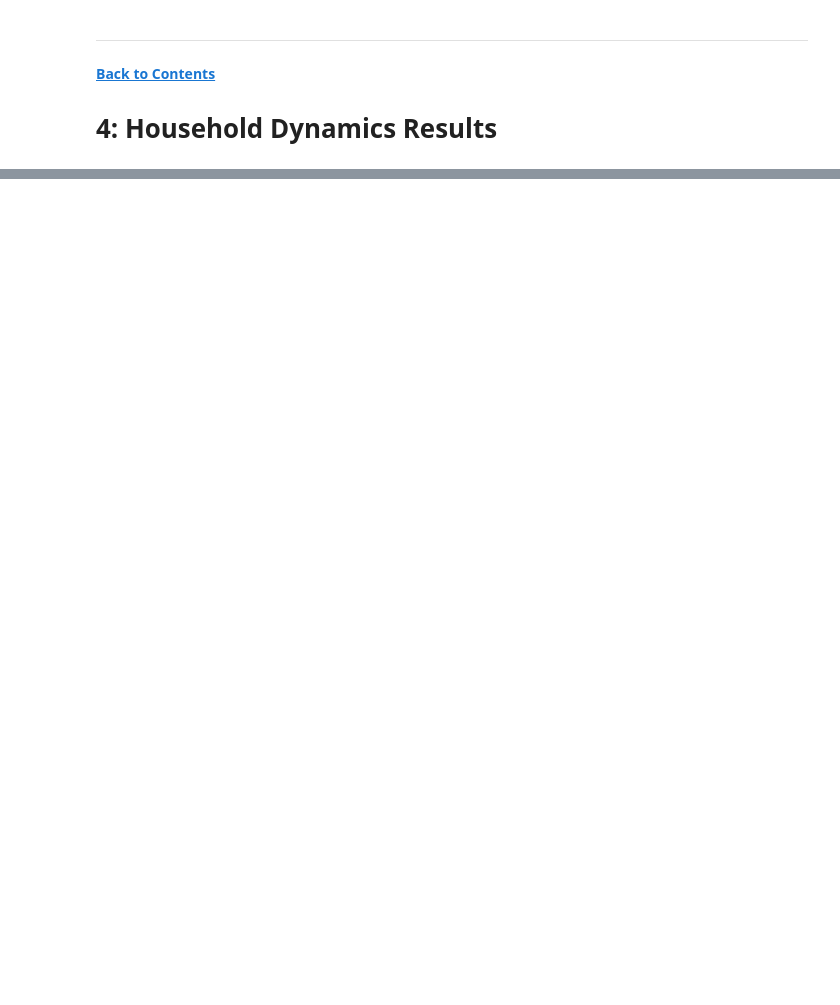
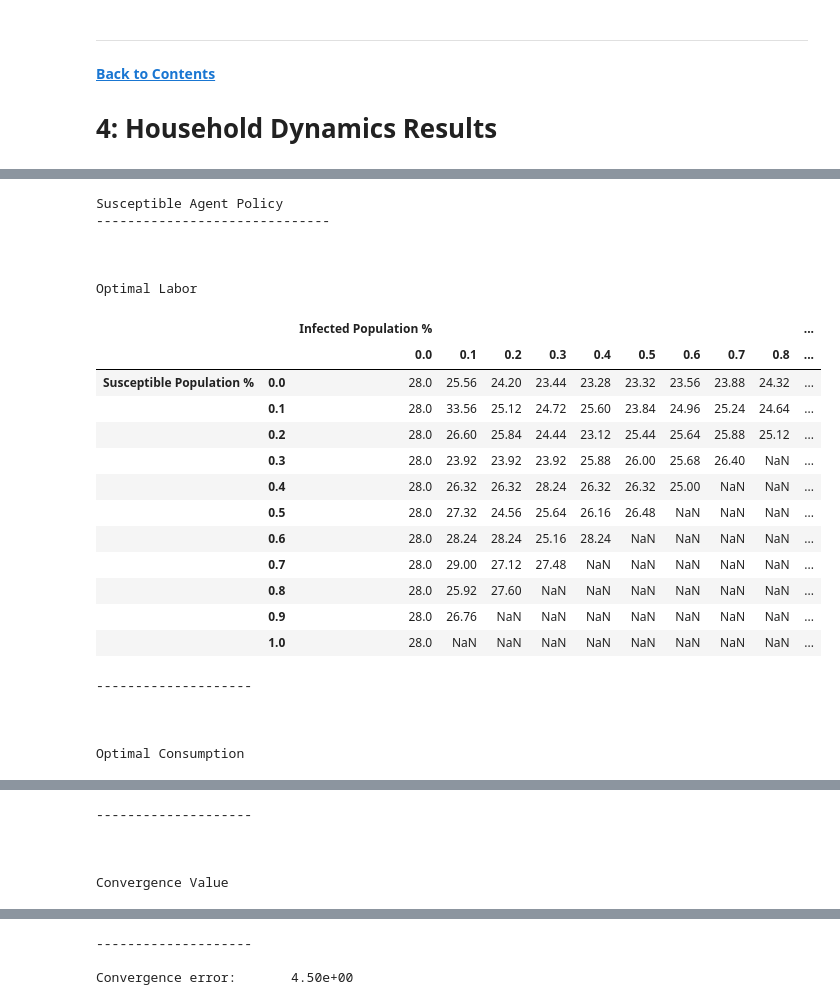
Before and after one commit to qcx201/UBC-ECON-407, a Jupyter notebook: Project_ECON-407_Xie, Jack.ipynb, the cells around one changed output, grey strips where cells are left out. Saved outputs shown, nothing was run; the diff lists cells and outputs as text; code cells hidden in the pictures; blank space fills up the shorter version.

```diff
--- a/Project_ECON-407_Xie, Jack.ipynb
+++ b/Project_ECON-407_Xie, Jack.ipynb
@@ -1348,0 +1187,55 @@ $$
+# %%
+# show results of susceptible agent policy
+
+print(textbf('\nSusceptible Agent Policy'))
+print(textbf('-' * 30))
+
+i_step = int(I_grid.size / 10)
+s_step = int(S_grid.size / 10)
+
+policy_dfs = {}
+
+for label, func in zip(['Optimal Labor, n', 'Optimal Consumption, c', 'Convergence Value, v'],[Ns, Cs, Vs]):
+
+    df = pd.DataFrame(func,
+                        columns=[['Infected Population %']*len(I_grid), I_grid],
+                        index=[['Susceptible Population %']*len(S_grid), S_grid])
+
+    name, abbrev = label.split(', ')
+
+    df = df.replace(-1e10, np.nan)
+
+    policy_dfs[abbrev] = df
+
+    print(textbf(f'\n\n\n{name}'))
+
+    display(df.iloc[::i_step, ::s_step].round(2))
+
+    print('-'*20)
+
+print(textbf(f'\nConvergence error: \t {error_s:.2e}'))
+# %% [output]
+Susceptible Agent Policy
+------------------------------
+
+
+
+Optimal Labor
+|  |  | Infected Population % |  |  |  |  |  |  |  |  | ... |
+|  |  | 0.0 | 0.1 | 0.2 | 0.3 | 0.4 | 0.5 | 0.6 | 0.7 | 0.8 | ... |
+| Susceptible Population % | 0.0 | 28.0 | 25.56 | 24.20 | 23.44 | 23.28 | 23.32 | 23.56 | 23.88 | 24.32 | ... |
+|  | 0.1 | 28.0 | 33.56 | 25.12 | 24.72 | 25.60 | 23.84 | 24.96 | 25.24 | 24.64 | ... |
+|  | 0.2 | 28.0 | 26.60 | 25.84 | 24.44 | 23.12 | 25.44 | 25.64 | 25.88 | 25.12 | ... |
+|  | 0.3 | 28.0 | 23.92 | 23.92 | 23.92 | 25.88 | 26.00 | 25.68 | 26.40 | NaN | ... |
+|  | 0.4 | 28.0 | 26.32 | 26.32 | 28.24 | 26.32 | 26.32 | 25.00 | NaN | NaN | ... |
+|  | 0.5 | 28.0 | 27.32 | 24.56 | 25.64 | 26.16 | 26.48 | NaN | NaN | NaN | ... |
+|  | 0.6 | 28.0 | 28.24 | 28.24 | 25.16 | 28.24 | NaN | NaN | NaN | NaN | ... |
+|  | 0.7 | 28.0 | 29.00 | 27.12 | 27.48 | NaN | NaN | NaN | NaN | NaN | ... |
+|  | 0.8 | 28.0 | 25.92 | 27.60 | NaN | NaN | NaN | NaN | NaN | NaN | ... |
+|  | 0.9 | 28.0 | 26.76 | NaN | NaN | NaN | NaN | NaN | NaN | NaN | ... |
+|  | 1.0 | 28.0 | NaN | NaN | NaN | NaN | NaN | NaN | NaN | NaN | ... |
+--------------------
+
+
+
+Optimal Consumption
@@ -1348,0 +1255,5 @@ $$
+--------------------
+
+
+
+Convergence Value
@@ -1348,0 +1273,3 @@ $$
+--------------------
+
+Convergence error:       4.50e+00
```
Also changed, not shown: parts of 81 cells of this notebook, 1 other file.
